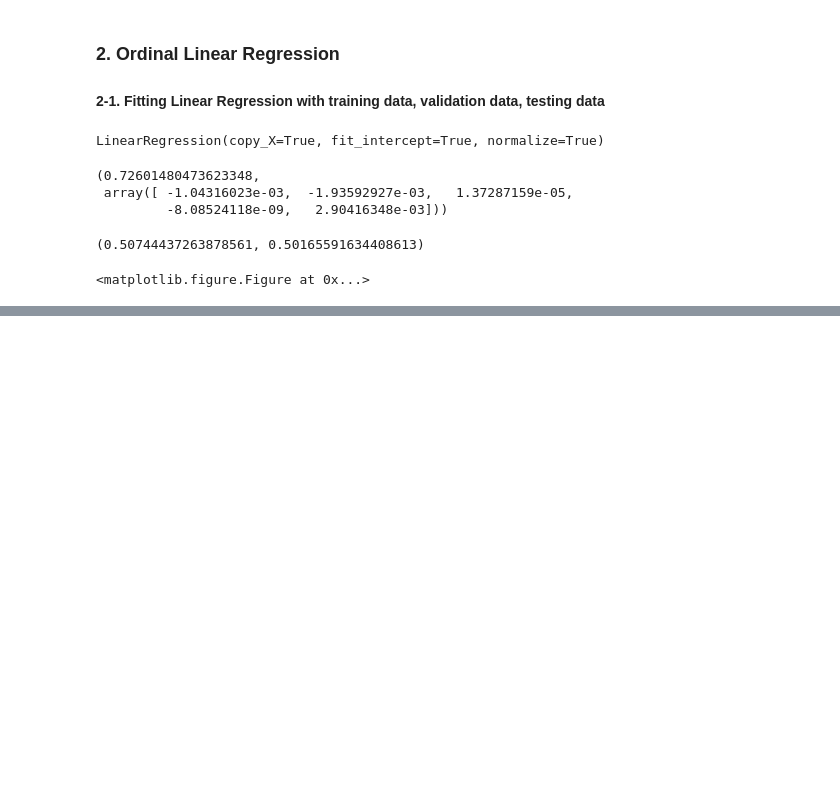
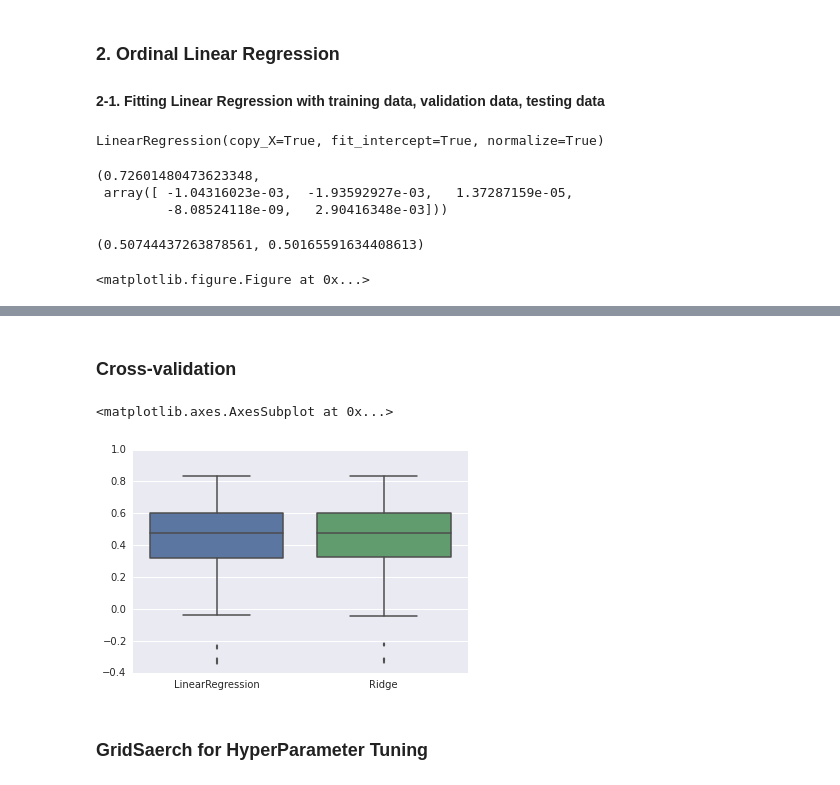
Before and after one commit to beingzy/AVM, a Jupyter notebook: regression.ipynb, the cells around one changed output, grey strips where cells are left out. Drawn from its saved outputs; the diff is of its cells as text; code cells hidden in the pictures; blank space fills up the shorter version.

Commit message:
Data Processing

```diff
--- a/regression.ipynb
+++ b/regression.ipynb
@@ -181,0 +194,2 @@ feature_importance.
+# %% [markdown]
+### Cross-validation
@@ -181,0 +200,14 @@ feature_importance.
+# %%
+lr = LinearRegression(fit_intercept=True, normalize=True)
+ridge = Ridge(alpha=88.862381627434075)
+# %%
+scores_lr = cross_validation.cross_val_score(lr, X_train[predictor], y_train, cv=100)
+scores_ridge = cross_validation.cross_val_score(ridge, X_train[predictor], y_train, cv=100)
+scores = pd.DataFrame(zip(scores_lr, scores_ridge), columns=['LinearRegression', 'Ridge'])
+# %%
+seaborn.boxplot(scores)
+# %% [output]
+<matplotlib.axes.AxesSubplot at 0x...>
+[figure, added]
+# %% [markdown]
+### GridSaerch for HyperParameter Tuning
```
Also changed, not shown: parts of 21 cells of this notebook, 1 other file.
